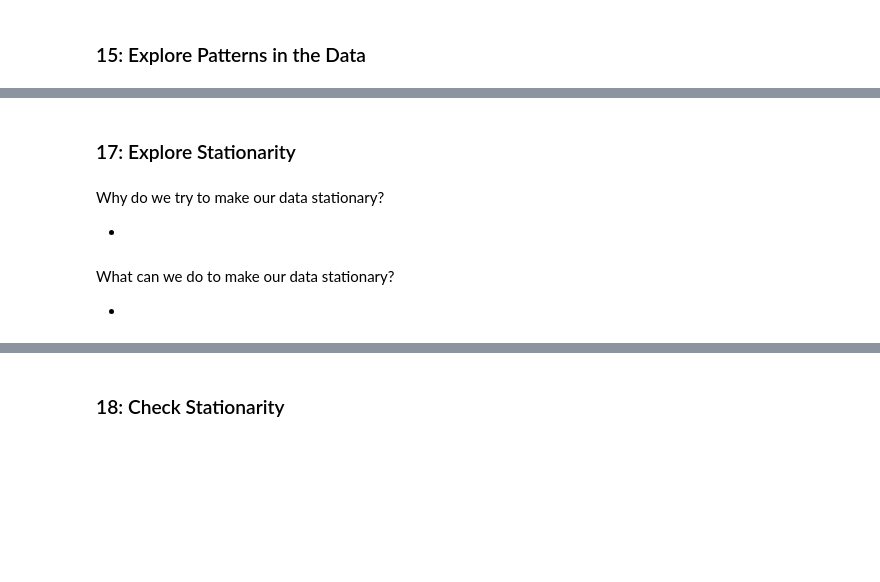
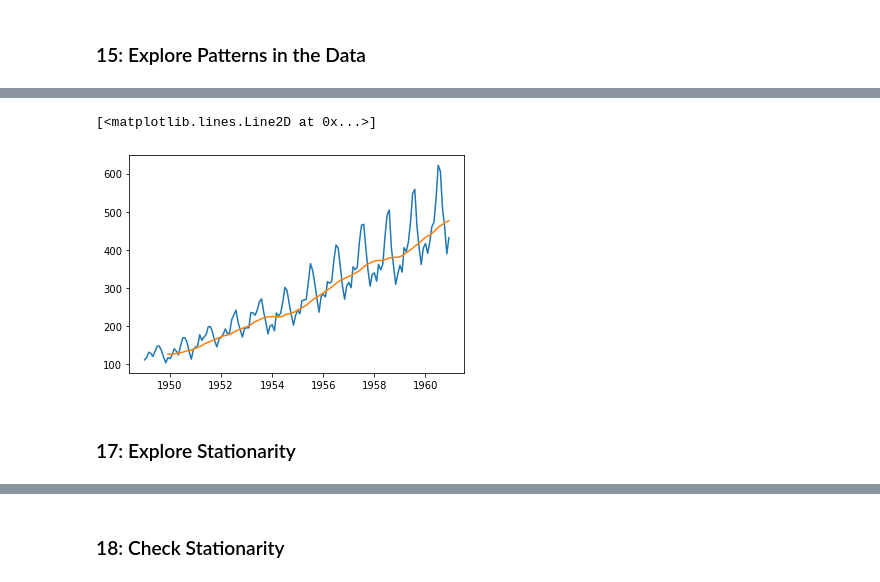
Before and after one commit to jordanate/NYC-DS-091922, a Jupyter notebook: CodeChallengeReviews/Phase4/P4-Code-Challenge-Review_blank.ipynb, the cells around one changed output, grey strips where cells are left out. Saved outputs shown, nothing was run; the diff lists cells and outputs as text; code cells hidden in the pictures; blank space fills up the shorter version.

```diff
--- a/CodeChallengeReviews/Phase4/P4-Code-Challenge-Review_blank.ipynb
+++ b/CodeChallengeReviews/Phase4/P4-Code-Challenge-Review_blank.ipynb
@@ -246,3 +360,5 @@ What window would make sense to use for this data?
 # call_on_students(1)
 # %%
 # Code to create the moving average
+moving_average_ap = ap.rolling(window=12).mean()
+moving_average_ap
@@ -249,14 +380,11 @@ What window would make sense to use for this data?
 # %%
 # Add to the moving average to the above plot
+plt.plot(ap)
+plt.plot(moving_average_ap)
+# %% [output]
+[<matplotlib.lines.Line2D at 0x...>]
+[figure, added]
 # %% [markdown]
 ### 17: Explore Stationarity
 # %%
 # call_on_students(1)
-# %% [markdown]
-Why do we try to make our data stationary?
-
--
-# %% [markdown]
-What can we do to make our data stationary?
-
--
```
Also changed, not shown: parts of 61 cells of this notebook.
